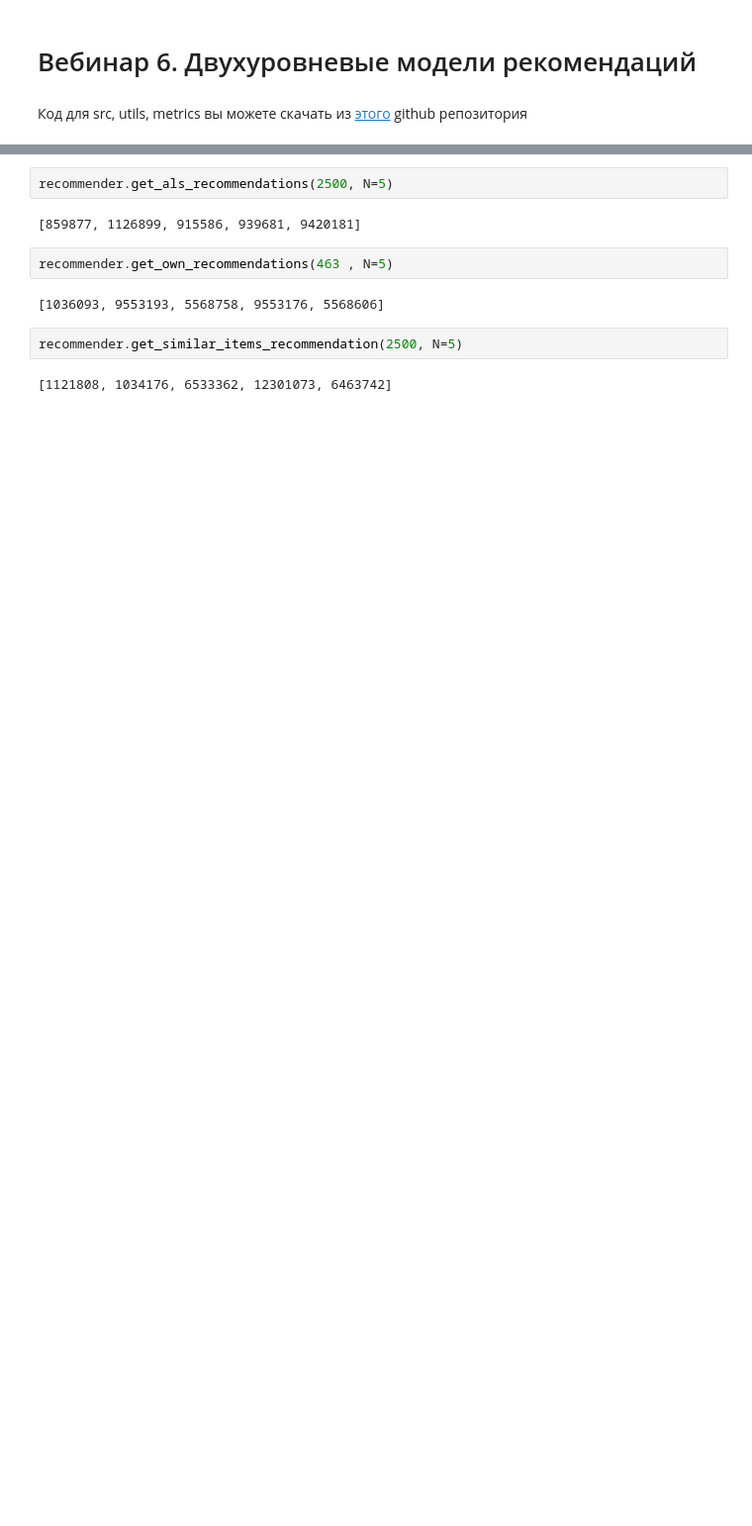
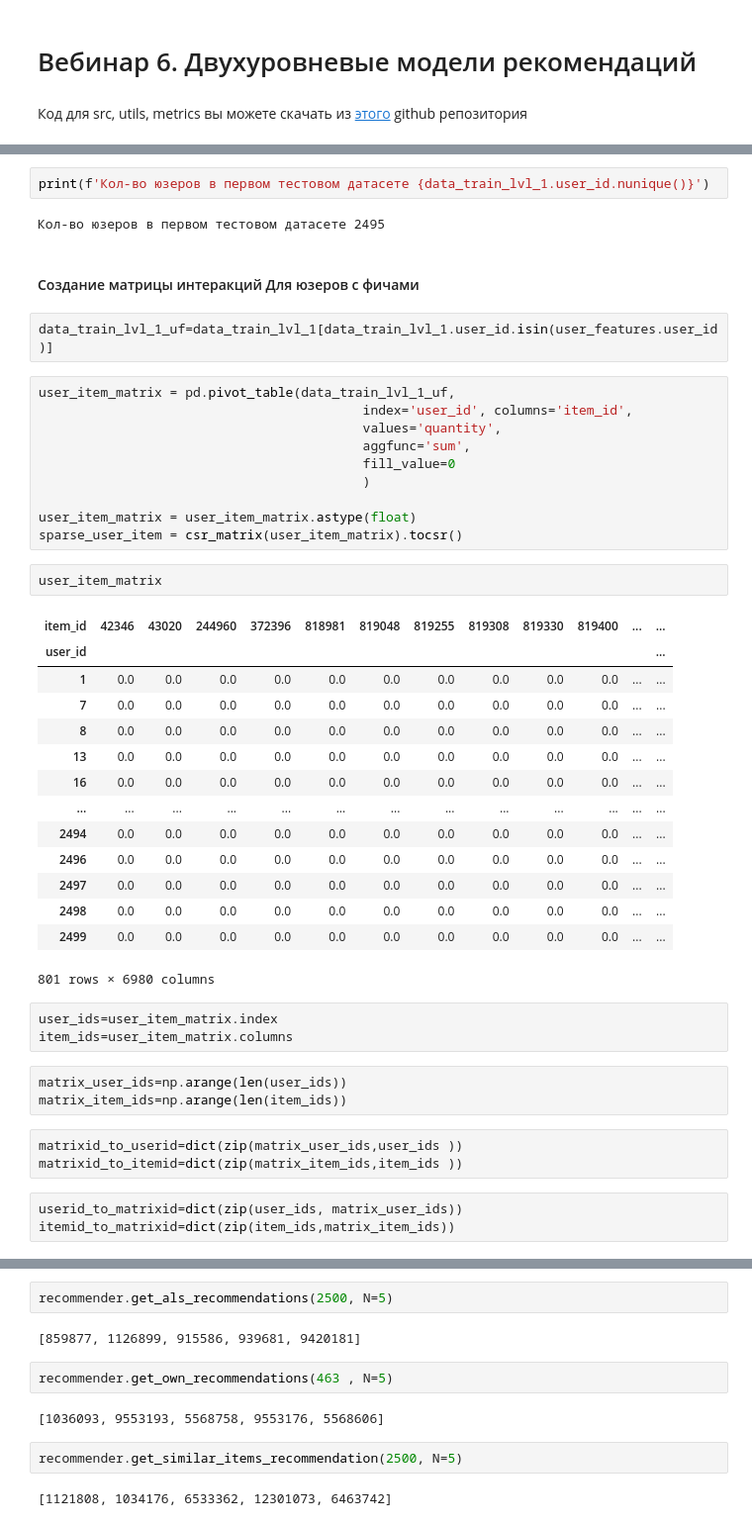
Before and after one commit to amkonshin/RecSys, a Jupyter notebook: hw6/hw_webinar_6.ipynb, the cells around one changed output, grey strips where cells are left out. Shown: that part at 99% size. Cells and saved outputs as stored; diff of their text form; blank space fills up the shorter version.

```diff
--- a/hw6/hw_webinar_6.ipynb
+++ b/hw6/hw_webinar_6.ipynb
@@ -86,0 +211,47 @@ Decreased # items from 83685 to 5001
+# %%
+print(f'Кол-во юзеров в первом тестовом датасете {data_train_lvl_1.user_id.nunique()}')
+# %% [output]
+Кол-во юзеров в первом тестовом датасете 2495
+# %% [markdown]
+#### Создание матрицы интеракций Для юзеров с фичами
+# %%
+data_train_lvl_1_uf=data_train_lvl_1[data_train_lvl_1.user_id.isin(user_features.user_id)]
+# %%
+user_item_matrix = pd.pivot_table(data_train_lvl_1_uf,
+                                          index='user_id', columns='item_id',
+                                          values='quantity',
+                                          aggfunc='sum',
+                                          fill_value=0
+                                          )
+
+user_item_matrix = user_item_matrix.astype(float)
+sparse_user_item = csr_matrix(user_item_matrix).tocsr()
+# %%
+user_item_matrix
+# %% [output]
+| item_id | 42346 | 43020 | 244960 | 372396 | 818981 | 819048 | 819255 | 819308 | 819330 | 819400 | ... | ... |
+| user_id |  |  |  |  |  |  |  |  |  |  |  | ... |
+| 1 | 0.0 | 0.0 | 0.0 | 0.0 | 0.0 | 0.0 | 0.0 | 0.0 | 0.0 | 0.0 | ... | ... |
+| 7 | 0.0 | 0.0 | 0.0 | 0.0 | 0.0 | 0.0 | 0.0 | 0.0 | 0.0 | 0.0 | ... | ... |
+| 8 | 0.0 | 0.0 | 0.0 | 0.0 | 0.0 | 0.0 | 0.0 | 0.0 | 0.0 | 0.0 | ... | ... |
+| 13 | 0.0 | 0.0 | 0.0 | 0.0 | 0.0 | 0.0 | 0.0 | 0.0 | 0.0 | 0.0 | ... | ... |
+| 16 | 0.0 | 0.0 | 0.0 | 0.0 | 0.0 | 0.0 | 0.0 | 0.0 | 0.0 | 0.0 | ... | ... |
+| ... | ... | ... | ... | ... | ... | ... | ... | ... | ... | ... | ... | ... |
+| 2494 | 0.0 | 0.0 | 0.0 | 0.0 | 0.0 | 0.0 | 0.0 | 0.0 | 0.0 | 0.0 | ... | ... |
+| 2496 | 0.0 | 0.0 | 0.0 | 0.0 | 0.0 | 0.0 | 0.0 | 0.0 | 0.0 | 0.0 | ... | ... |
+| 2497 | 0.0 | 0.0 | 0.0 | 0.0 | 0.0 | 0.0 | 0.0 | 0.0 | 0.0 | 0.0 | ... | ... |
+| 2498 | 0.0 | 0.0 | 0.0 | 0.0 | 0.0 | 0.0 | 0.0 | 0.0 | 0.0 | 0.0 | ... | ... |
+| 2499 | 0.0 | 0.0 | 0.0 | 0.0 | 0.0 | 0.0 | 0.0 | 0.0 | 0.0 | 0.0 | ... | ... |
+801 rows × 6980 columns
+# %%
+user_ids=user_item_matrix.index
+item_ids=user_item_matrix.columns
+# %%
+matrix_user_ids=np.arange(len(user_ids))
+matrix_item_ids=np.arange(len(item_ids))
+# %%
+matrixid_to_userid=dict(zip(matrix_user_ids,user_ids ))
+matrixid_to_itemid=dict(zip(matrix_item_ids,item_ids ))
+# %%
+userid_to_matrixid=dict(zip(user_ids, matrix_user_ids))
+itemid_to_matrixid=dict(zip(item_ids,matrix_item_ids))
```
Also changed, not shown: parts of 74 cells of this notebook, 7 other files.
